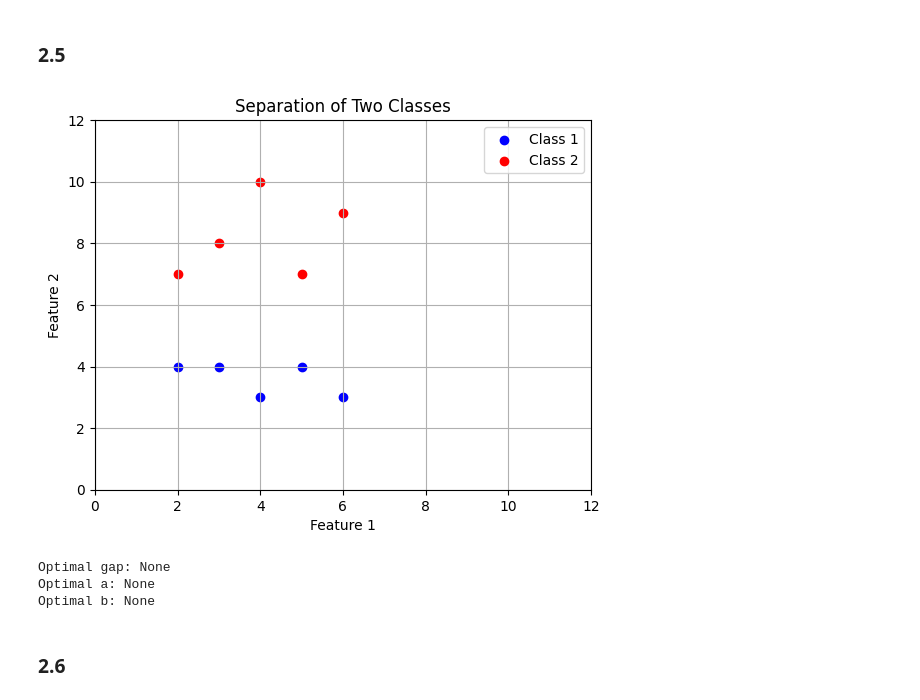
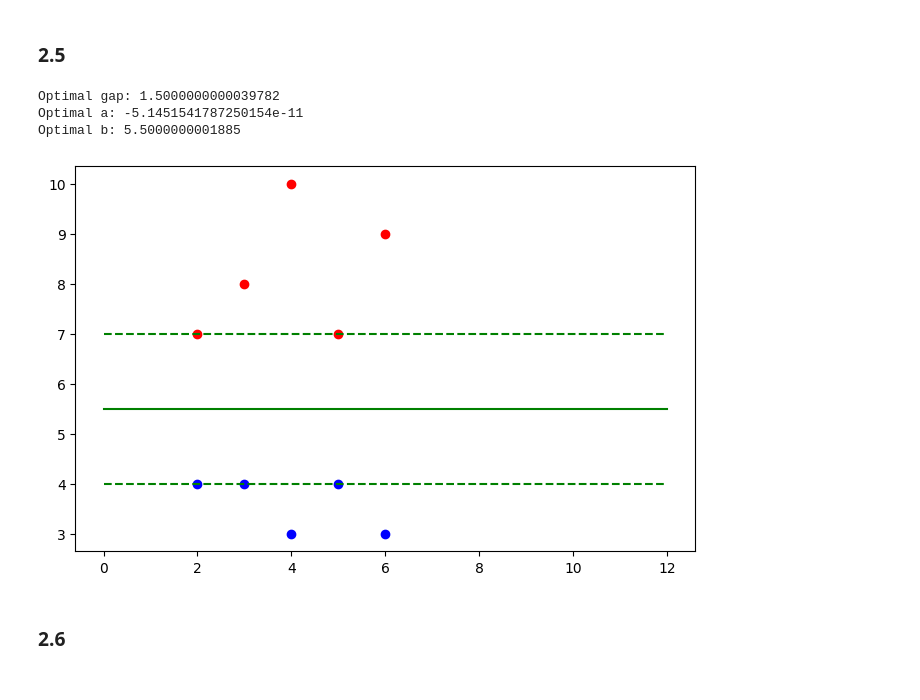
Before and after one commit to Zaloz64/TDA206, a Jupyter notebook: lab1/hw-1.ipynb, the cells around one changed output. Saved outputs shown, nothing was run; the diff lists cells and outputs as text; code cells hidden in the pictures.

```diff
--- a/lab1/hw-1.ipynb
+++ b/lab1/hw-1.ipynb
@@ -378,56 +378,45 @@ plt.show()
 [figure]
 # %% [markdown]
 ### 2.5
-# %%
-import matplotlib.pyplot as plt
-import numpy as np
-
-# Define fixed points for two classes
-class_1_x = [2, 3, 4, 5, 6]
-class_1_y = [4, 4, 3, 4, 3]
-
-class_2_x = [2, 3, 4, 5, 6]
-class_2_y = [7, 8, 10, 7, 9]
-
-# Plot the two classes
-plt.scatter(class_1_x, class_1_y, color='blue', label='Class 1')
-plt.scatter(class_2_x, class_2_y, color='red', label='Class 2')
-
-# Set labels and legend
-plt.xlabel('Feature 1')
-plt.ylabel('Feature 2')
-plt.xlim(0, 12)
-plt.ylim(0, 12)
-plt.title('Separation of Two Classes')
-plt.legend()
-plt.grid(True)
-
-# Show the plot
-plt.show()
-# %% [output]
-[figure, removed]
 # %%
 import cvxpy as cp
+
+class_1_x = [2, 3, 4, 5, 6]
+class_1_y = [4, 4, 3, 4, 3]
+
+class_2_x = [2, 3, 4, 5, 6]
+class_2_y = [7, 8, 10, 7, 9]
+
 
 gap = cp.Variable(nonneg=True)
 a = cp.Variable()
 b = cp.Variable()
 
 obj = cp.Maximize(gap)
 
-cons1 = [class_1_y[i] >= a * class_1_x[i] + b + gap for i in range(len(class_1_x))]
-cons2 = [class_2_y[i] <= a * class_2_x[i] + b - gap for i in range(len(class_2_x))]
+cons1 = [class_1_y[i] <= a * class_1_x[i] + b - gap for i in range(len(class_1_x))]
+cons2 = [class_2_y[i] >= a * class_2_x[i] + b + gap for i in range(len(class_2_x))]
 
 cons = cons1 + cons2
 problem = cp.Problem(obj, cons)
 result = problem.solve()
 print("Optimal gap:", gap.value)
 print("Optimal a:", a.value)
 print("Optimal b:", b.value)
+
+#plot the line ax + b and the gap
+plt.figure(figsize=(8, 5))
+plt.scatter(class_1_x, class_1_y, color='blue', label='Class 1')
+plt.scatter(class_2_x, class_2_y, color='red', label='Class 2')
+plt.plot([0, 12], [b.value, 12*a.value + b.value], color='green', label='Decision Boundary')
+plt.plot([0, 12], [b.value + gap.value, 12*a.value + b.value + gap.value], linestyle='--', color='green', label='Margin')
+plt.plot([0, 12], [b.value - gap.value, 12*a.value + b.value - gap.value], linestyle='--', color='green')
+plt.show()
 # %% [output]
-Optimal gap: None
-Optimal a: None
-Optimal b: None
+Optimal gap: 1.5000000000039782
+Optimal a: -5.1451541787250154e-11
+Optimal b: 5.5000000001885
+[figure, added]
 # %% [markdown]
 ### 2.6
 # %%
```
